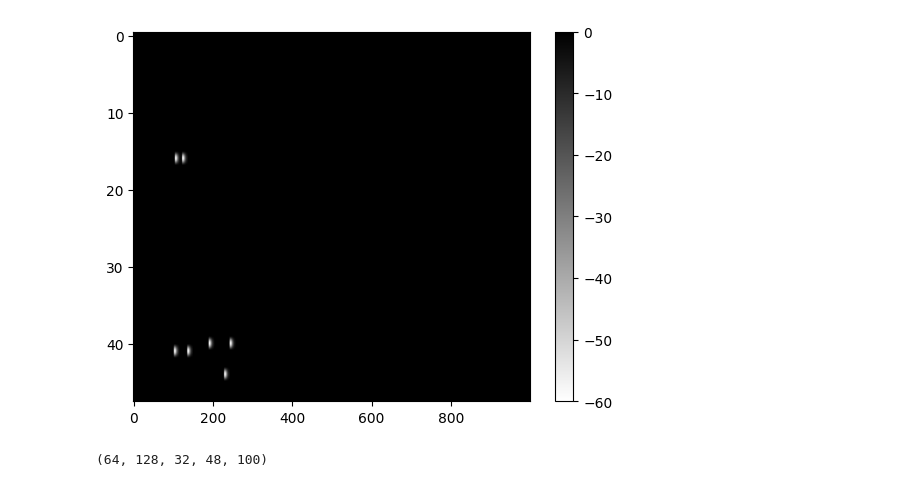
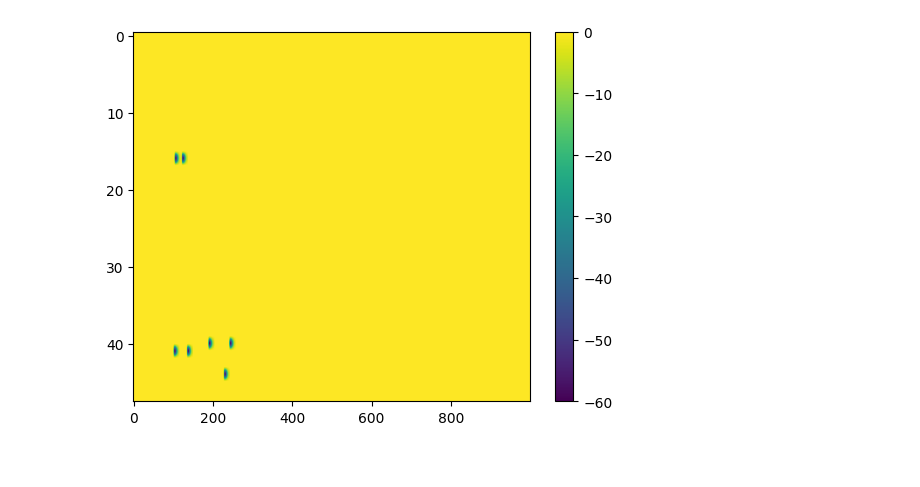
Before and after one commit to youngsm/siren-t, a Jupyter notebook: convolve_waveform.ipynb, the cells around one changed output. Saved outputs shown, nothing was run; the diff lists cells and outputs as text; code cells hidden in the pictures.

```diff
--- a/convolve_waveform.ipynb
+++ b/convolve_waveform.ipynb
@@ -1,19 +1,19 @@
 # %%
 import numpy as np
 import matplotlib.pyplot as plt
 from matplotlib.colors import LogNorm
 import torch.nn.functional as F
 import torch
 from tqdm import trange
 from math import ceil, floor, exp, sqrt, sin
 
 waveform_LUT = np.load(
     "/sdf/data/neutrino/2x2/light_lut/light_wvfm_temp/light_wvfm_LUT_dEdx2_ix0_iy0.npy"
 )
 
 waveform_0 = waveform_LUT[32, :, :]
-plt.imshow(waveform_0, aspect="auto", cmap="gray_r")
+plt.imshow(waveform_0, aspect="auto", cmap="viridis")
 plt.colorbar()
 plt.show()
 # %% [output]
-[figure, old version]
+[figure, new version]
@@ -176,16 +20,2 @@ def calc_scintillation_effect(light_sample_inc):
-# %%
-import h5py
-import numpy as np
-import matplotlib.pyplot as plt
-from matplotlib.colors import LogNorm
-import torch
-from gplib import TPhotonLib
-from photonlib.meta import VoxelMeta
-
-with h5py.File("data/lightLUT_Mod0_06052024.h5", "r") as f:
-    d_ = f["arr"][:]
-d_["time_dist"].shape
-# %% [output]
-(64, 128, 32, 48, 100)
 # %%
 # Code to sample from timing distribution
```
Also changed, not shown: parts of 10 cells of this notebook.
